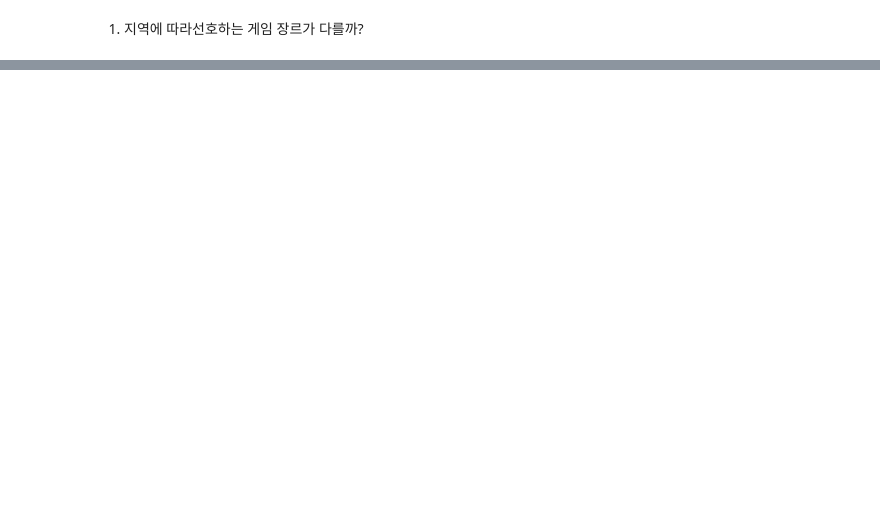
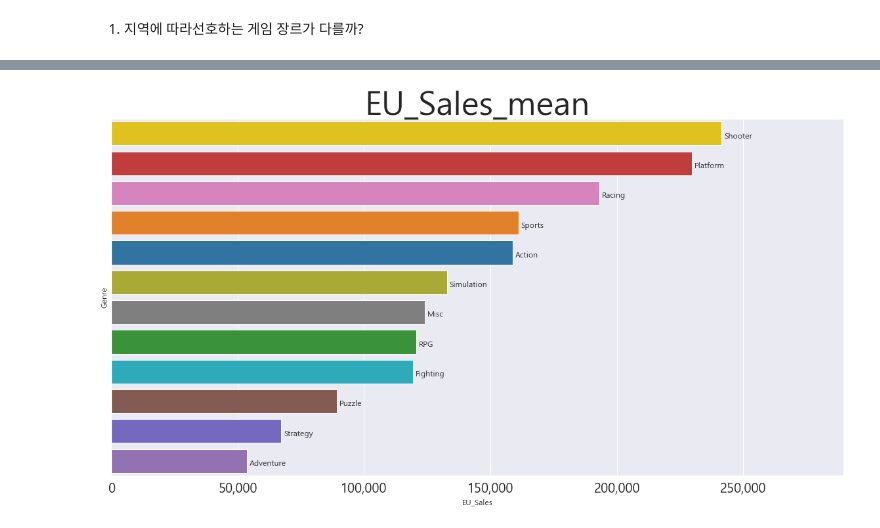
Before and after one commit to tes-b/codestates_project_1, a Jupyter notebook: Project_videogames.ipynb, the cells around one changed output, grey strips where cells are left out. Saved outputs shown, nothing was run; the diff lists cells and outputs as text; code cells hidden in the pictures; blank space fills up the shorter version.

```diff
--- a/Project_videogames.ipynb
+++ b/Project_videogames.ipynb
@@ -455,0 +553,5 @@ plt.show()
+# %%
+# EU Sales mean
+create_barplot_by_genre(vgame_4,x='EU_Sales',order='mean');
+# %% [output]
+[figure, added]
```
Also changed, not shown: parts of 32 cells of this notebook, 1 other file.
